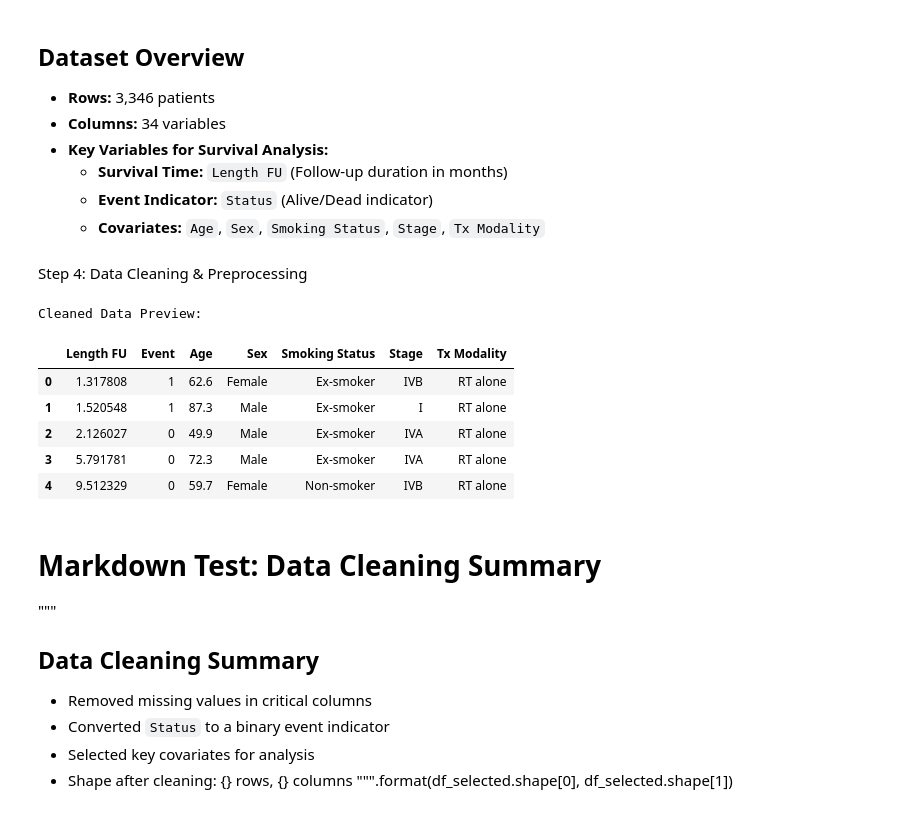
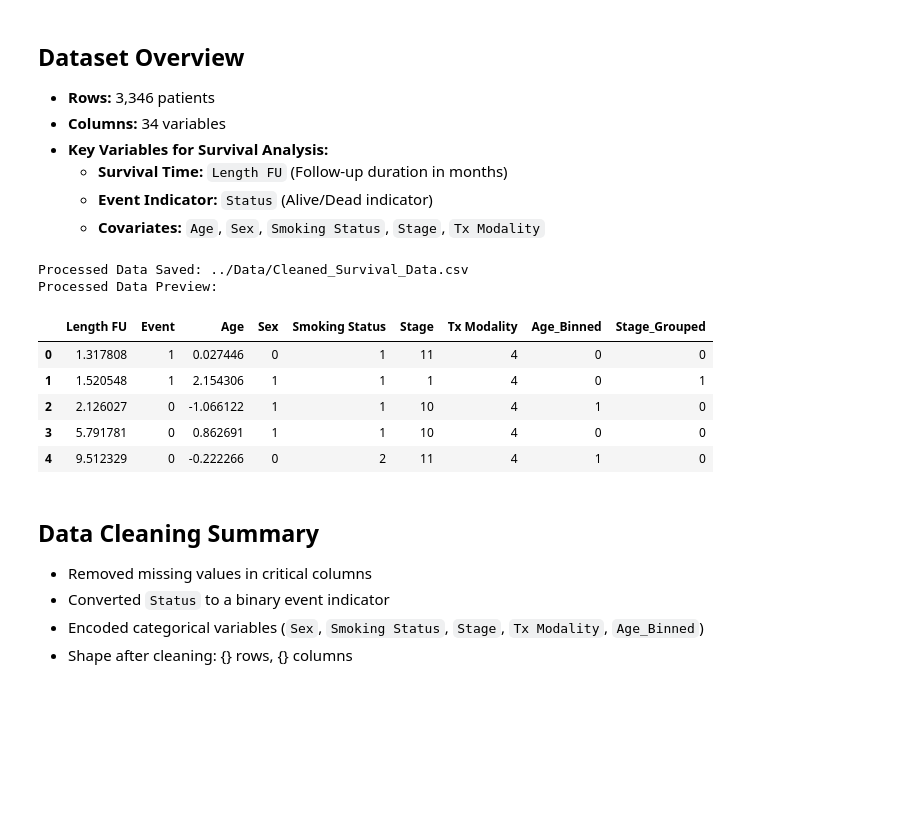
Before and after one commit to Kaleem-QADR/BINF5507_ML-AI_in_Bioinfo, a Jupyter notebook: Assignment_4/Scripts/main.ipynb, the cells around one changed output. Saved outputs shown, nothing was run; the diff lists cells and outputs as text; code cells hidden in the pictures; blank space fills up the shorter version.

```diff
--- a/Assignment_4/Scripts/main.ipynb
+++ b/Assignment_4/Scripts/main.ipynb
@@ -54,37 +60,52 @@ memory usage: 888.9+ KB
   - **Survival Time:** `Length FU` (Follow-up duration in months)
   - **Event Indicator:** `Status` (Alive/Dead indicator)
   - **Covariates:** `Age`, `Sex`, `Smoking Status`, `Stage`, `Tx Modality`
-# %% [markdown]
-Step 4: Data Cleaning & Preprocessing
-# %%
-# Convert Status column into a binary event indicator
-# Assume 'Dead' corresponds to 1 and 'Alive' to 0
-df['Event'] = df['Status'].apply(lambda x: 1 if x == 'Dead' else 0)
-
-# Selecting relevant columns for analysis
-columns_needed = ['Length FU', 'Event', 'Age', 'Sex', 'Smoking Status', 'Stage', 'Tx Modality']
-df_selected = df[columns_needed].dropna()
-
-# Step 5: Display Cleaned Data
-print("Cleaned Data Preview:")
-display(df_selected.head())
-
-# Save cleaned dataset as CSV
-df_selected.to_csv("../Data/RADCURE_Cleaned.csv", index=False)
-# %% [output]
-Cleaned Data Preview:
-|  | Length FU | Event | Age | Sex | Smoking Status | Stage | Tx Modality |
-| 0 | 1.317808 | 1 | 62.6 | Female | Ex-smoker | IVB | RT alone |
-| 1 | 1.520548 | 1 | 87.3 | Male | Ex-smoker | I | RT alone |
-| 2 | 2.126027 | 0 | 49.9 | Male | Ex-smoker | IVA | RT alone |
-| 3 | 5.791781 | 0 | 72.3 | Male | Ex-smoker | IVA | RT alone |
-| 4 | 9.512329 | 0 | 59.7 | Female | Non-smoker | IVB | RT alone |
+# %%
+# Step 4: Data Preprocessing
+def preprocess_data(df):
+    df['Event'] = df['Status'].apply(lambda x: 1 if x == 'Dead' else 0)
+    columns_needed = ['Length FU', 'Event', 'Age', 'Sex', 'Smoking Status', 'Stage', 'Tx Modality']
+    df_selected = df[columns_needed].dropna()
+
+    # Bin Age into categories
+    df_selected['Age_Binned'] = pd.cut(df_selected['Age'], bins=[0, 60, 100], labels=['Young-Mid', 'Older'])
+
+    # Merge Stage into two broader categories for Log-Rank Test
+    df_selected['Stage_Grouped'] = df_selected['Stage'].apply(lambda x: 'Early' if x in ['I', 'II'] else 'Advanced')
+
+    # Encode categorical variables
+    label_encoders = {}
+    for col in ['Sex', 'Smoking Status', 'Stage', 'Tx Modality', 'Age_Binned', 'Stage_Grouped']:
+        df_selected[col] = df_selected[col].astype(str)
+        le = LabelEncoder()
+        df_selected[col] = le.fit_transform(df_selected[col])
+        label_encoders[col] = le
+
+    # Standardize Age only (not Length FU)
+    scaler = StandardScaler()
+    df_selected['Age'] = scaler.fit_transform(df_selected[['Age']])
+
+    # Save cleaned data
+    df_selected.to_csv("../Data/Cleaned_Survival_Data.csv", index=False)
+    print("Processed Data Saved: ../Data/Cleaned_Survival_Data.csv")
+
+    print("Processed Data Preview:")
+    display(df_selected.head())
+    return df_selected
+
+df_selected = preprocess_data(df)
+# %% [output]
+Processed Data Saved: ../Data/Cleaned_Survival_Data.csv
+Processed Data Preview:
+|  | Length FU | Event | Age | Sex | Smoking Status | Stage | Tx Modality | Age_Binned | Stage_Grouped |
+| 0 | 1.317808 | 1 | 0.027446 | 0 | 1 | 11 | 4 | 0 | 0 |
+| 1 | 1.520548 | 1 | 2.154306 | 1 | 1 | 1 | 4 | 0 | 1 |
+| 2 | 2.126027 | 0 | -1.066122 | 1 | 1 | 10 | 4 | 1 | 0 |
+| 3 | 5.791781 | 0 | 0.862691 | 1 | 1 | 10 | 4 | 0 | 0 |
+| 4 | 9.512329 | 0 | -0.222266 | 0 | 2 | 11 | 4 | 1 | 0 |
 # %% [markdown]
-# Markdown Test: Data Cleaning Summary
-"""
 ## Data Cleaning Summary
 - Removed missing values in critical columns
 - Converted `Status` to a binary event indicator
-- Selected key covariates for analysis
+- Encoded categorical variables (`Sex`, `Smoking Status`, `Stage`, `Tx Modality`, `Age_Binned`)
 - Shape after cleaning: {} rows, {} columns
-""".format(df_selected.shape[0], df_selected.shape[1])
```
Also changed, not shown: parts of 15 cells of this notebook, 13 other files.
